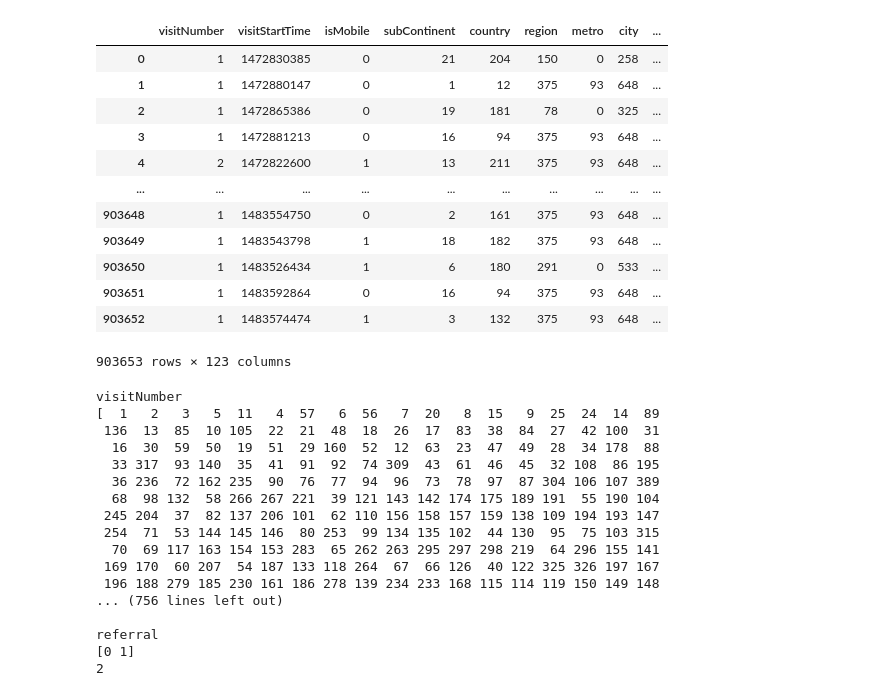
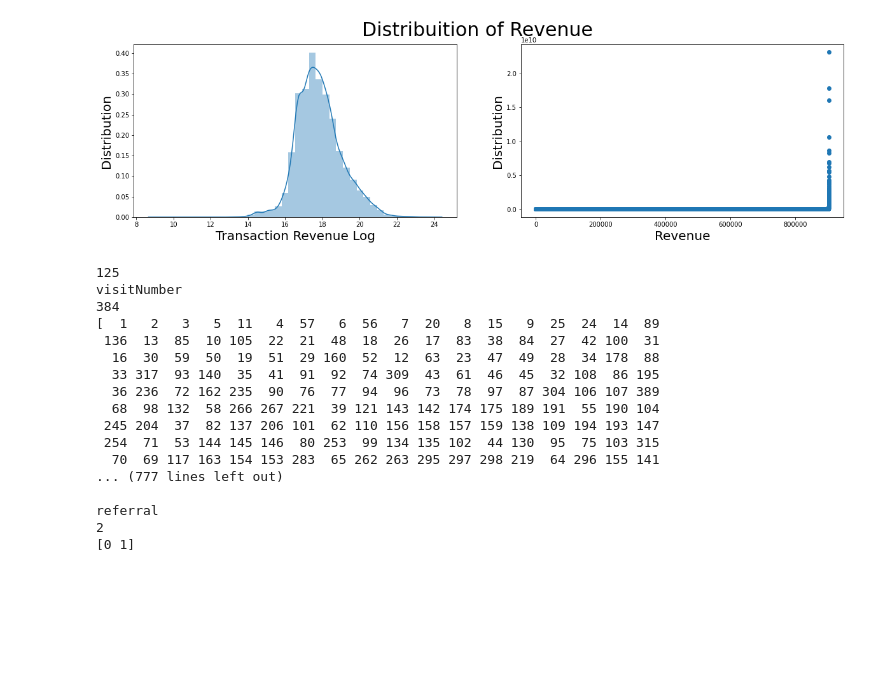
Before and after one commit to mitali0087/Google-Analytics-Customer-Revenue-Prediction, a Jupyter notebook: Encoding Data.ipynb, the cells around one changed output. Cells and saved outputs as stored; diff of their text form; code cells hidden in the pictures; blank space fills up the shorter version.

```diff
--- a/Encoding Data.ipynb
+++ b/Encoding Data.ipynb
@@ -141,7 +109,7 @@ temp = ['channelGrouping', 'browser', 'operatingSystem',
 # %%
 from sklearn.preprocessing import LabelBinarizer
 
-for col in temp:
+for col in one_hot_encoding_columns:
     enc = LabelBinarizer()
     enc.fit(df[col])
     transformed_data = enc.transform(df[col])
@@ -149,5 +117,3 @@ for col in temp:
     df = pd.concat([df, one_hot_df], axis=1)
     df.drop([col], axis=1, inplace=True)
     df = df.loc[:, ~df.columns.duplicated()]
-
-df
@@ -168,6 +119,0 @@ df
-# %%
-for col in df.columns:
-    print(col)
-    print(df[col].unique())
-    print(len(df[col].unique()))
-    print('\n')
@@ -192,26 +120,30 @@ referral
 # %%
 # Columns to be label encoded
-temp = ['isMobile', 'subContinent', 'country',
-        'region', 'metro', 'city', 'networkDomain',
-        'source']
+label_encoding_columns = ['isMobile', 'subContinent', 'country',
+                          'region', 'metro', 'city', 'networkDomain',
+                          'source']
 # %%
 from sklearn.preprocessing import LabelEncoder
 
-for col in temp:
+for col in label_encoding_columns:
     df[col] = LabelEncoder().fit_transform(df[col])
-
-df
-# %% [output]
-|  | visitNumber | visitStartTime | isMobile | subContinent | country | region | metro | city | ... |
-| 0 | 1 | 1472830385 | 0 | 21 | 204 | 150 | 0 | 258 | ... |
-| 1 | 1 | 1472880147 | 0 | 1 | 12 | 375 | 93 | 648 | ... |
-| 2 | 1 | 1472865386 | 0 | 19 | 181 | 78 | 0 | 325 | ... |
-| 3 | 1 | 1472881213 | 0 | 16 | 94 | 375 | 93 | 648 | ... |
-| 4 | 2 | 1472822600 | 1 | 13 | 211 | 375 | 93 | 648 | ... |
-| ... | ... | ... | ... | ... | ... | ... | ... | ... | ... |
-| 903648 | 1 | 1483554750 | 0 | 2 | 161 | 375 | 93 | 648 | ... |
-| 903649 | 1 | 1483543798 | 1 | 18 | 182 | 375 | 93 | 648 | ... |
-| 903650 | 1 | 1483526434 | 1 | 6 | 180 | 291 | 0 | 533 | ... |
-| 903651 | 1 | 1483592864 | 0 | 16 | 94 | 375 | 93 | 648 | ... |
-| 903652 | 1 | 1483574474 | 1 | 3 | 132 | 375 | 93 | 648 | ... |
-903653 rows × 123 columns
+# %%
+import matplotlib.pyplot as plt
+import seaborn as sns
+import numpy as np
+
+fig = plt.figure(figsize=(20,5))
+plt.suptitle('Distribuition of Revenue', fontsize=30)
+
+ax1 = fig.add_subplot(121)
+_ = sns.distplot(np.log(df[df['transactionRevenue'] > 0]['transactionRevenue']), bins=40, ax=ax1)
+_ = ax1.set_ylabel('Distribution', fontsize=20)
+_ = ax1.set_xlabel('Transaction Revenue Log', fontsize=20)
+
+
+ax2 = fig.add_subplot(122)
+_ = plt.scatter(range(df['transactionRevenue'].shape[0]), np.sort(df['transactionRevenue'].values))
+_ = ax2.set_ylabel('Distribution', fontsize=20)
+_ = ax2.set_xlabel('Revenue', fontsize=20)
+# %% [output]
+[figure, added]
@@ -218,11 +152,16 @@ df
 # %%
+# delete
+print(len(df.columns))
+
 for col in df.columns:
     print(col)
+    print(len(df[col].unique()))
     print(df[col].unique())
-    print(len(df[col].unique()))
     print('\n')
 # %% [output]
+125
 visitNumber
+384
 [  1   2   3   5  11   4  57   6  56   7  20   8  15   9  25  24  14  89
  136  13  85  10 105  22  21  48  18  26  17  83  38  84  27  42 100  31
   16  30  59  50  19  51  29 160  52  12  63  23  47  49  28  34 178  88
@@ -232,10 +171,8 @@ visitNumber
  245 204  37  82 137 206 101  62 110 156 158 157 159 138 109 194 193 147
  254  71  53 144 145 146  80 253  99 134 135 102  44 130  95  75 103 315
   70  69 117 163 154 153 283  65 262 263 295 297 298 219  64 296 155 141
- 169 170  60 207  54 187 133 118 264  67  66 126  40 122 325 326 197 167
- 196 188 279 185 230 161 186 278 139 234 233 168 115 114 119 150 149 148
-... (756 lines left out)
+... (777 lines left out)
 
 referral
+2
 [0 1]
-2
```
Also changed, not shown: parts of 21 cells of this notebook, 4 other files.
